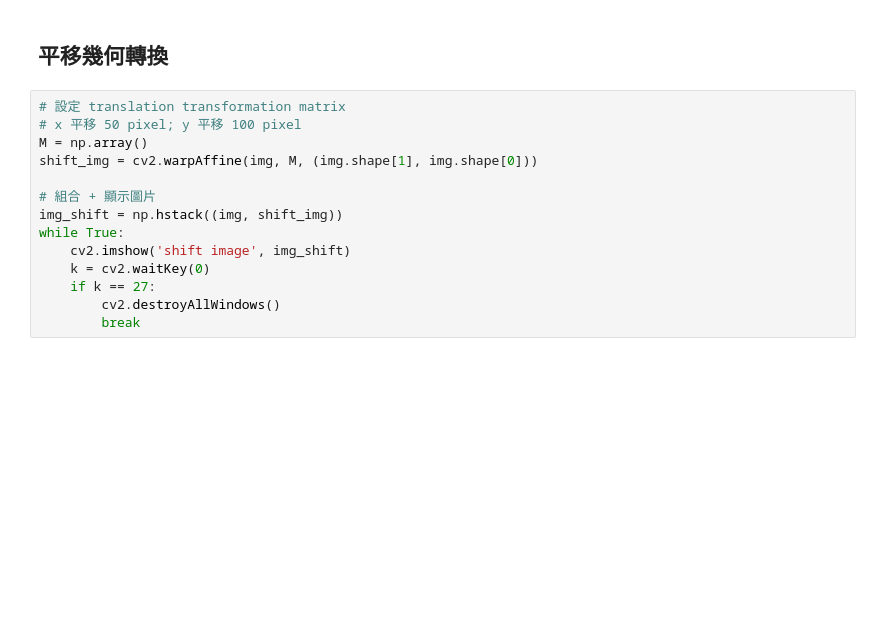
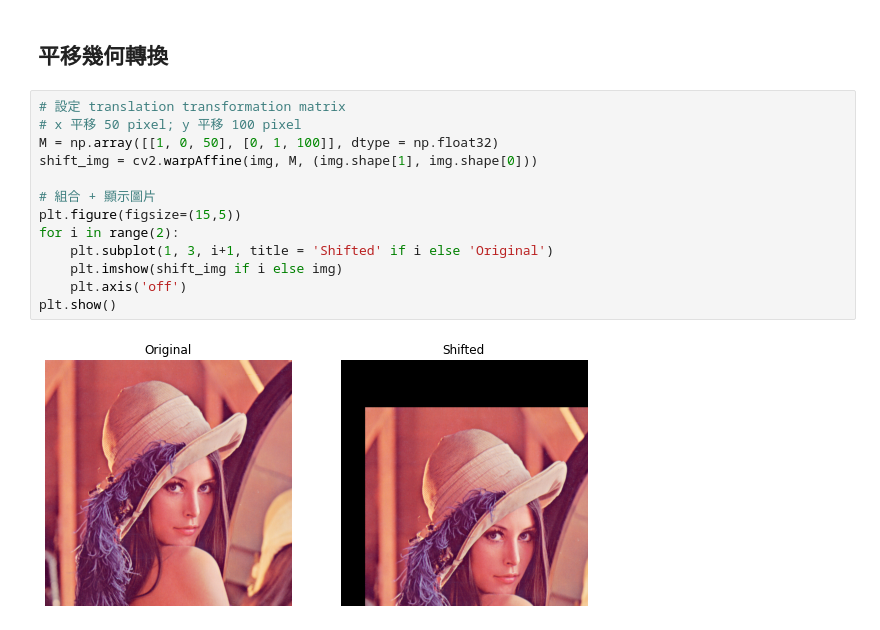
Before and after one commit to h4f2/DL-CV50days, a Jupyter notebook: homework/D04A Homework 縮放齊次座標與幾何轉換.ipynb, the cells around one changed output. Drawn from its saved outputs; the diff is of its cells as text; blank space fills up the shorter version.

```diff
--- a/homework/D04A Homework 縮放齊次座標與幾何轉換.ipynb
+++ b/homework/D04A Homework 縮放齊次座標與幾何轉換.ipynb
@@ -76,14 +76,15 @@ while True:
 # %%
 # 設定 translation transformation matrix
 # x 平移 50 pixel; y 平移 100 pixel
-M = np.array()
+M = np.array([[1, 0, 50], [0, 1, 100]], dtype = np.float32)
 shift_img = cv2.warpAffine(img, M, (img.shape[1], img.shape[0]))
 
 # 組合 + 顯示圖片
-img_shift = np.hstack((img, shift_img))
-while True:
-    cv2.imshow('shift image', img_shift)
-    k = cv2.waitKey(0)
-    if k == 27:
-        cv2.destroyAllWindows()
-        break
+plt.figure(figsize=(15,5))
+for i in range(2):
+    plt.subplot(1, 3, i+1, title = 'Shifted' if i else 'Original')
+    plt.imshow(shift_img if i else img)
+    plt.axis('off')
+plt.show()
+# %% [output]
+[figure, added]
```
Also changed, not shown: parts of 2 cells of this notebook.
